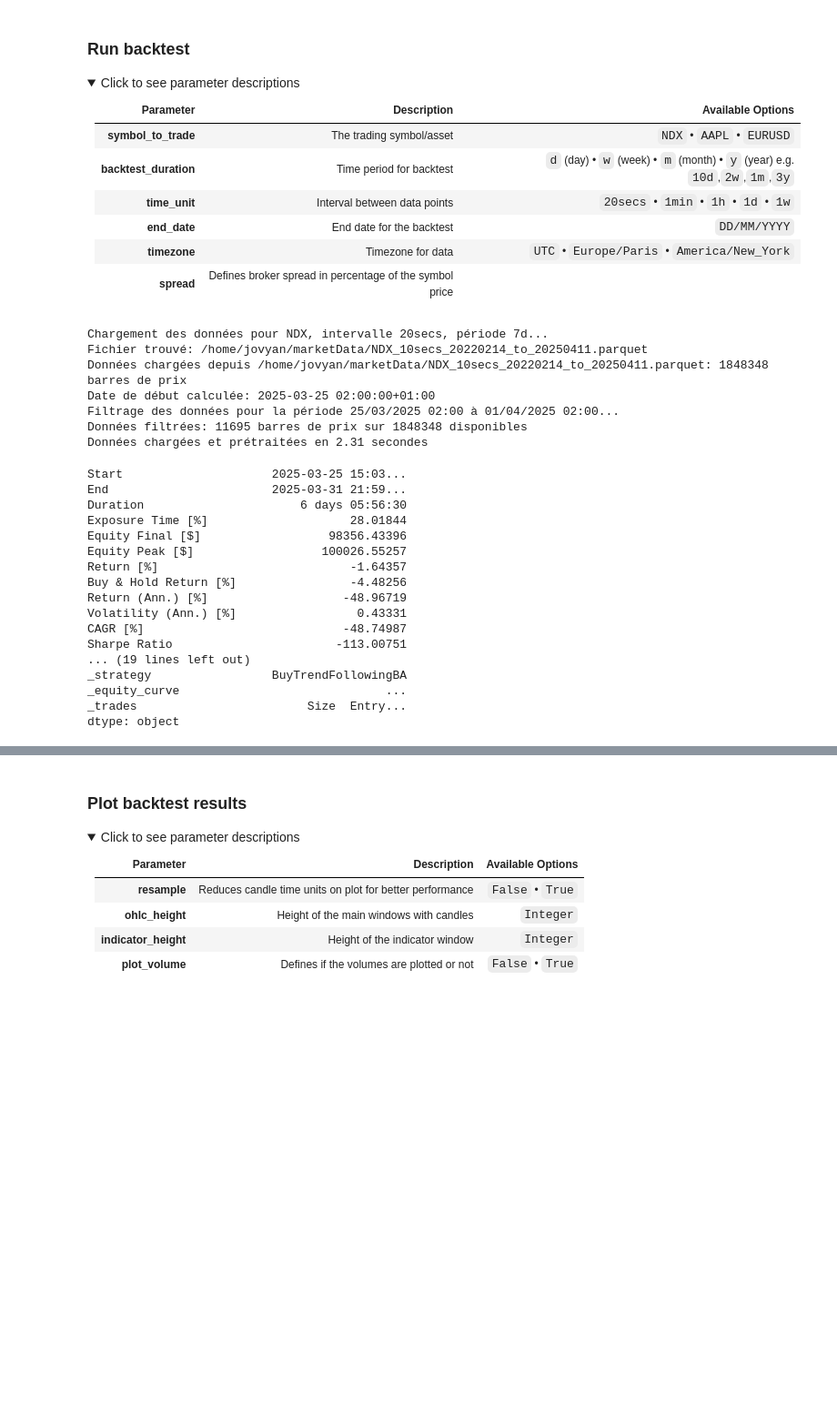
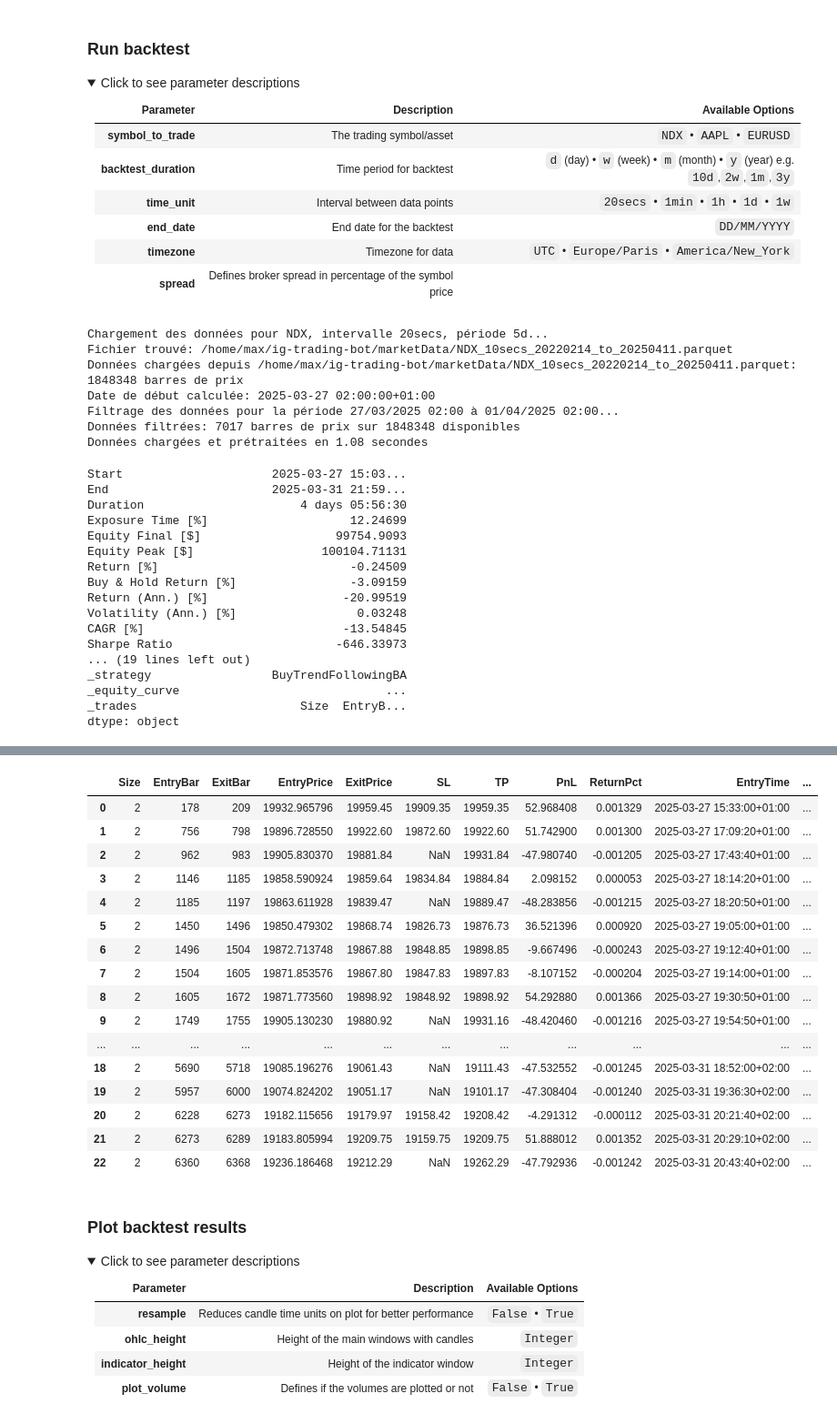
Before and after one commit to FinTechCpp/fast-backtest-app, a Jupyter notebook: Notebooks/Backtest.ipynb, the cells around one changed output, grey strips where cells are left out. Shown at 91% size. Drawn from its saved outputs; the diff is of its cells as text; code cells hidden in the pictures; folded sections open; blank space fills up the shorter version.

```diff
--- a/Notebooks/Backtest.ipynb
+++ b/Notebooks/Backtest.ipynb
@@ -37,7 +37,7 @@ import pandas as pd
 # %%
 # -----------Define parameters for the backtest----------------
 symbol_to_trade = 'NDX'
-backtest_duration = '7d'
+backtest_duration = '5d'
 time_unit = '20secs'
 end_date = '01/04/2025'
 timezone='Europe/Paris'
@@ -61,27 +61,32 @@ if save_results:
 
     df.to_parquet(f"../backtest_results/{symbol_to_trade}_{backtest_duration}_{time_unit}_BuyTrendFollowingBA.parquet")
 # %% [output]
-Chargement des données pour NDX, intervalle 20secs, période 7d...
-Fichier trouvé: /home/jovyan/marketData/NDX_10secs_20220214_to_20250411.parquet
-Données chargées depuis /home/jovyan/marketData/NDX_10secs_20220214_to_20250411.parquet: 1848348 barres de prix
-Date de début calculée: 2025-03-25 02:00:00+01:00
-Filtrage des données pour la période 25/03/2025 02:00 à 01/04/2025 02:00...
-Données filtrées: 11695 barres de prix sur 1848348 disponibles
-Données chargées et prétraitées en 2.31 secondes
+Chargement des données pour NDX, intervalle 20secs, période 5d...
+Fichier trouvé: /home/max/ig-trading-bot/marketData/NDX_10secs_20220214_to_20250411.parquet
+Données chargées depuis /home/max/ig-trading-bot/marketData/NDX_10secs_20220214_to_20250411.parquet: 1848348 barres de prix
+Date de début calculée: 2025-03-27 02:00:00+01:00
+Filtrage des données pour la période 27/03/2025 02:00 à 01/04/2025 02:00...
+Données filtrées: 7017 barres de prix sur 1848348 disponibles
+Données chargées et prétraitées en 1.08 secondes
-Start                     2025-03-25 15:03...
+Start                     2025-03-27 15:03...
 End                       2025-03-31 21:59...
-Duration                      6 days 05:56:30
-Exposure Time [%]                    28.01844
-Equity Final [$]                  98356.43396
-Equity Peak [$]                  100026.55257
-Return [%]                           -1.64357
-Buy & Hold Return [%]                -4.48256
-Return (Ann.) [%]                   -48.96719
-Volatility (Ann.) [%]                 0.43331
-CAGR [%]                            -48.74987
-Sharpe Ratio                       -113.00751
+Duration                      4 days 05:56:30
+Exposure Time [%]                    12.24699
+Equity Final [$]                   99754.9093
+Equity Peak [$]                  100104.71131
+Return [%]                           -0.24509
+Buy & Hold Return [%]                -3.09159
+Return (Ann.) [%]                   -20.99519
+Volatility (Ann.) [%]                 0.03248
+CAGR [%]                            -13.54845
+Sharpe Ratio                       -646.33973
 ... (19 lines left out)
 _strategy                 BuyTrendFollowingBA
 _equity_curve                             ...
-_trades                        Size  Entry...
+_trades                       Size  EntryB...
 dtype: object
+# %%
+display(data.head())
+pd.set_option('display.max_columns', None)  # Affiche toutes les colonnes
+display(stats['_trades'])
+# %% [output]
@@ -88,3 +100,20 @@ dtype: object
+|  | Size | EntryBar | ExitBar | EntryPrice | ExitPrice | SL | TP | PnL | ReturnPct | EntryTime | ... |
+| 0 | 2 | 178 | 209 | 19932.965796 | 19959.45 | 19909.35 | 19959.35 | 52.968408 | 0.001329 | 2025-03-27 15:33:00+01:00 | ... |
+| 1 | 2 | 756 | 798 | 19896.728550 | 19922.60 | 19872.60 | 19922.60 | 51.742900 | 0.001300 | 2025-03-27 17:09:20+01:00 | ... |
+| 2 | 2 | 962 | 983 | 19905.830370 | 19881.84 | NaN | 19931.84 | -47.980740 | -0.001205 | 2025-03-27 17:43:40+01:00 | ... |
+| 3 | 2 | 1146 | 1185 | 19858.590924 | 19859.64 | 19834.84 | 19884.84 | 2.098152 | 0.000053 | 2025-03-27 18:14:20+01:00 | ... |
+| 4 | 2 | 1185 | 1197 | 19863.611928 | 19839.47 | NaN | 19889.47 | -48.283856 | -0.001215 | 2025-03-27 18:20:50+01:00 | ... |
+| 5 | 2 | 1450 | 1496 | 19850.479302 | 19868.74 | 19826.73 | 19876.73 | 36.521396 | 0.000920 | 2025-03-27 19:05:00+01:00 | ... |
+| 6 | 2 | 1496 | 1504 | 19872.713748 | 19867.88 | 19848.85 | 19898.85 | -9.667496 | -0.000243 | 2025-03-27 19:12:40+01:00 | ... |
+| 7 | 2 | 1504 | 1605 | 19871.853576 | 19867.80 | 19847.83 | 19897.83 | -8.107152 | -0.000204 | 2025-03-27 19:14:00+01:00 | ... |
+| 8 | 2 | 1605 | 1672 | 19871.773560 | 19898.92 | 19848.92 | 19898.92 | 54.292880 | 0.001366 | 2025-03-27 19:30:50+01:00 | ... |
+| 9 | 2 | 1749 | 1755 | 19905.130230 | 19880.92 | NaN | 19931.16 | -48.420460 | -0.001216 | 2025-03-27 19:54:50+01:00 | ... |
+| ... | ... | ... | ... | ... | ... | ... | ... | ... | ... | ... | ... |
+| 18 | 2 | 5690 | 5718 | 19085.196276 | 19061.43 | NaN | 19111.43 | -47.532552 | -0.001245 | 2025-03-31 18:52:00+02:00 | ... |
+| 19 | 2 | 5957 | 6000 | 19074.824202 | 19051.17 | NaN | 19101.17 | -47.308404 | -0.001240 | 2025-03-31 19:36:30+02:00 | ... |
+| 20 | 2 | 6228 | 6273 | 19182.115656 | 19179.97 | 19158.42 | 19208.42 | -4.291312 | -0.000112 | 2025-03-31 20:21:40+02:00 | ... |
+| 21 | 2 | 6273 | 6289 | 19183.805994 | 19209.75 | 19159.75 | 19209.75 | 51.888012 | 0.001352 | 2025-03-31 20:29:10+02:00 | ... |
+| 22 | 2 | 6360 | 6368 | 19236.186468 | 19212.29 | NaN | 19262.29 | -47.792936 | -0.001242 | 2025-03-31 20:43:40+02:00 | ... |
 # %% [markdown]
 ### Plot backtest results
 
```
Also changed, not shown: parts of 1 cell of this notebook, 2 other files.
